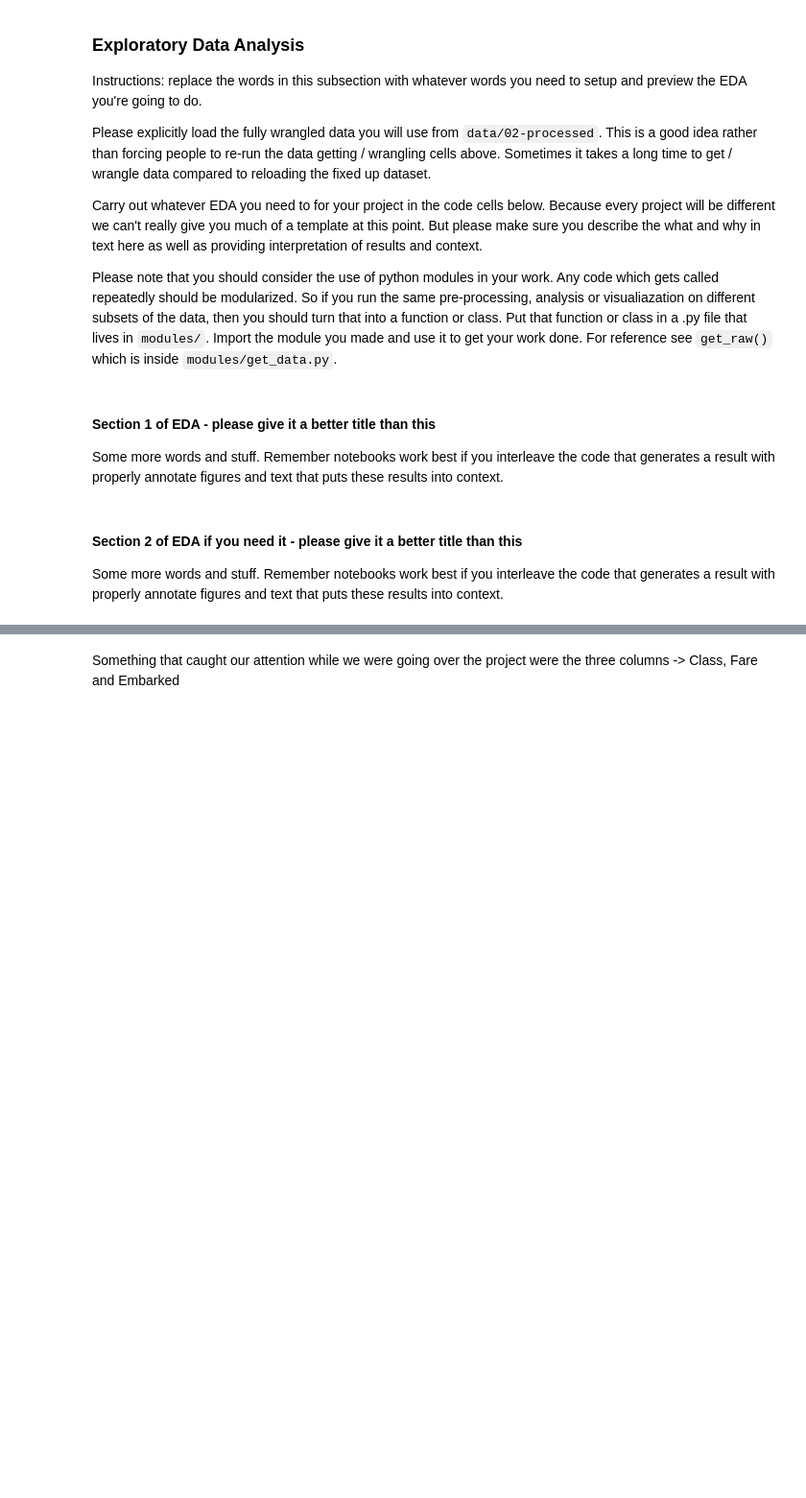
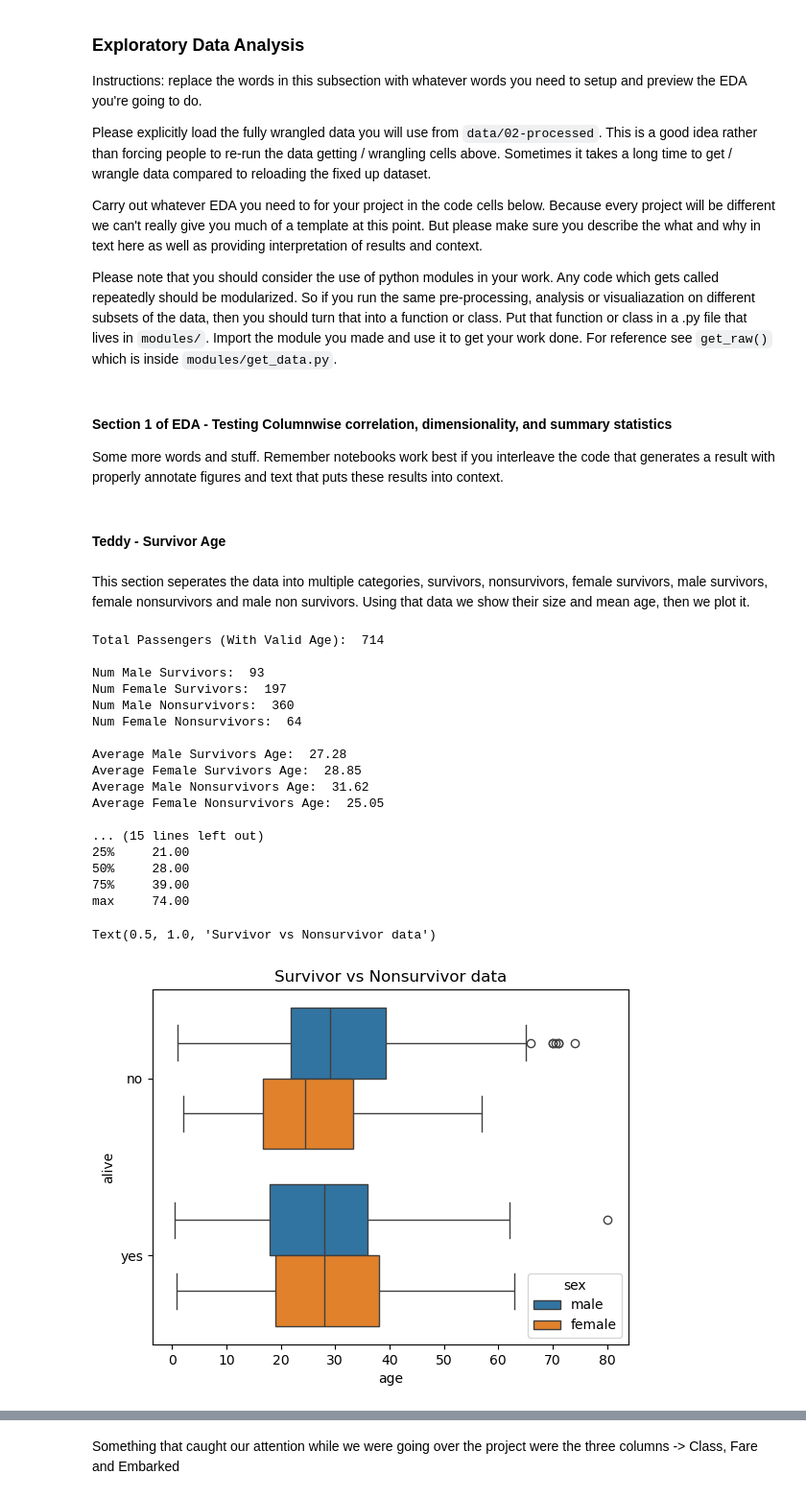
Before and after one commit to COGS108/Group036_WI26, a Jupyter notebook: 02-EDACheckpoint.ipynb, the cells around one changed output, grey strips where cells are left out. Shown at 96% size. Drawn from its saved outputs; the diff is of its cells as text; code cells hidden in the pictures; blank space fills up the shorter version.

```diff
--- a/02-EDACheckpoint.ipynb
+++ b/02-EDACheckpoint.ipynb
@@ -246,6 +266,6 @@ Carry out whatever EDA you need to for your project in the code cells below.  Be
 
 Please note that you should consider the use of python modules in your work.  Any code which gets called repeatedly should be modularized. So if you run the same pre-processing, analysis or visualiazation on different subsets of the data, then you should turn that into a function or class.  Put that function or class in a .py file that lives in `modules/`.  Import the module you made and use it to get your work done.  For reference see `get_raw()` which is inside `modules/get_data.py`.
 # %% [markdown]
-#### Section 1 of EDA - please give it a better title than this
+#### Section 1 of EDA - Testing Columnwise correlation, dimensionality, and summary statistics
 
 Some more words and stuff.  Remember notebooks work best if you interleave the code that generates a result with properly annotate figures and text that puts these results into context.
@@ -255,4 +272,66 @@ Some more words and stuff.  Remember notebooks work best if you interleave the c
-# %% [markdown]
-#### Section 2 of EDA if you need it  - please give it a better title than this
-
-Some more words and stuff.  Remember notebooks work best if you interleave the code that generates a result with properly annotate figures and text that puts these results into context.
+# %% [markdown]
+#### Teddy - Survivor Age
+# %% [markdown]
+This section seperates the data into multiple categories, survivors, nonsurvivors, female survivors, male survivors, female nonsurvivors and male non survivors. Using that data we show their size and mean age, then we plot it.
+# %%
+import pandas as pd
+import seaborn as sns
+import numpy as np
+from scipy import stats
+import seaborn as sns
+import os
+
+titanic = pd.read_csv('data/02-processed/titanic_clean.csv')
+
+# Has a lot of nil values and we don't need it
+titanic = titanic.drop(['deck'], axis=1)
+titanic = titanic.dropna(subset=['age'])
+
+nonsurvivors, survivors = [x for _, x  in titanic.groupby(titanic['survived'] == 1)]
+
+
+female_survivors, male_survivors = [x for _, x  in survivors.groupby(titanic['sex'] == 'male')]
+female_nonsurvivors, male_nonsurvivors = [x for _, x  in nonsurvivors.groupby(titanic['sex'] == 'male')]
+
+# Print all the data
+print("")
+print("Total Passengers (With Valid Age): ", titanic.shape[0])
+print("")
+print("Num Male Survivors: ", male_survivors.shape[0])
+print("Num Female Survivors: ", female_survivors.shape[0])
+print("Num Male Nonsurvivors: ", male_nonsurvivors.shape[0])
+print("Num Female Nonsurvivors: ", female_nonsurvivors.shape[0])
+print("")
+print("Average Male Survivors Age: ", male_survivors['age'].mean().round(2))
+print("Average Female Survivors Age: ", female_survivors['age'].mean().round(2))
+print("Average Male Nonsurvivors Age: ", male_nonsurvivors['age'].mean().round(2))
+print("Average Female Nonsurvivors Age: ", female_nonsurvivors['age'].mean().round(2))
+print("")
+print("Survivor Stats: ", survivors[["age"]].describe().round(2))
+print("")
+print("Nonsurvivor Stats: ", nonsurvivors[["age"]].describe().round(2))
+print("")
+
+# Box plot of age, sex and whether the person survied or not
+survivor_plot = sns.boxplot(data=titanic, x='age', y="alive", hue='sex')
+survivor_plot.set_title("Survivor vs Nonsurvivor data")
+# %% [output]
+Total Passengers (With Valid Age):  714
+
+Num Male Survivors:  93
+Num Female Survivors:  197
+Num Male Nonsurvivors:  360
+Num Female Nonsurvivors:  64
+
+Average Male Survivors Age:  27.28
+Average Female Survivors Age:  28.85
+Average Male Nonsurvivors Age:  31.62
+Average Female Nonsurvivors Age:  25.05
+
+... (15 lines left out)
+25%     21.00
+50%     28.00
+75%     39.00
+max     74.00
+Text(0.5, 1.0, 'Survivor vs Nonsurvivor data')
+[figure, added]
```
Also changed, not shown: parts of 53 cells of this notebook.
